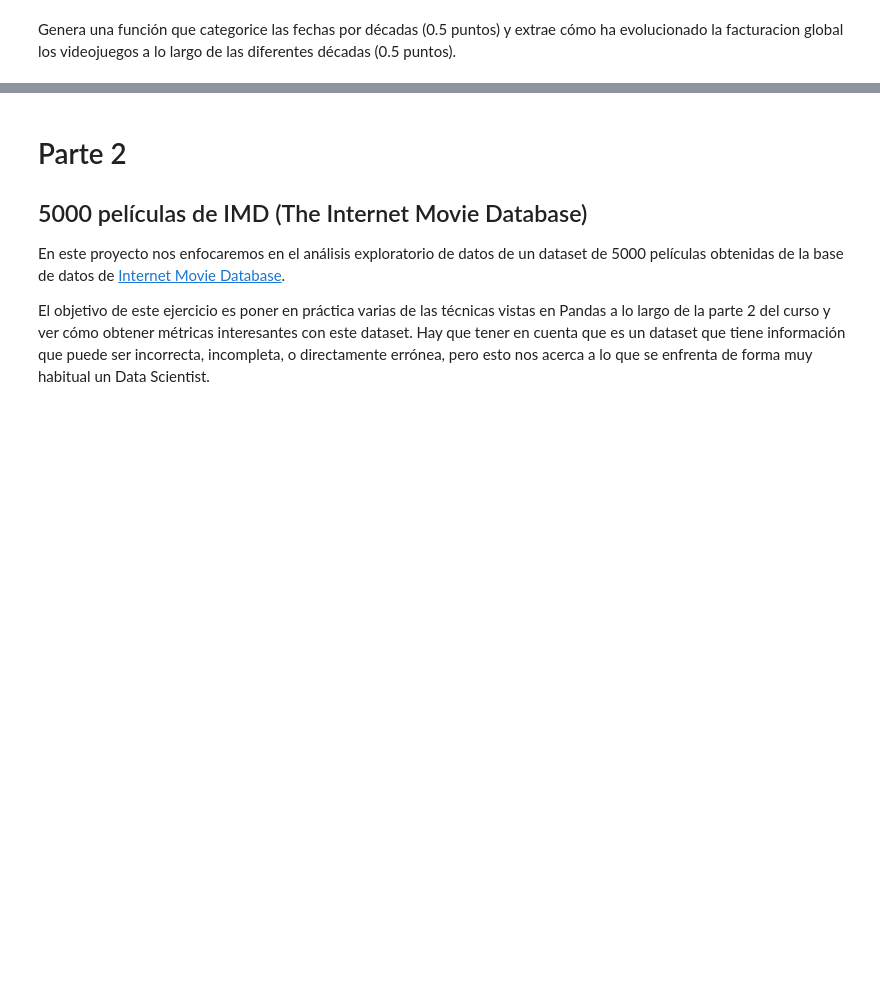
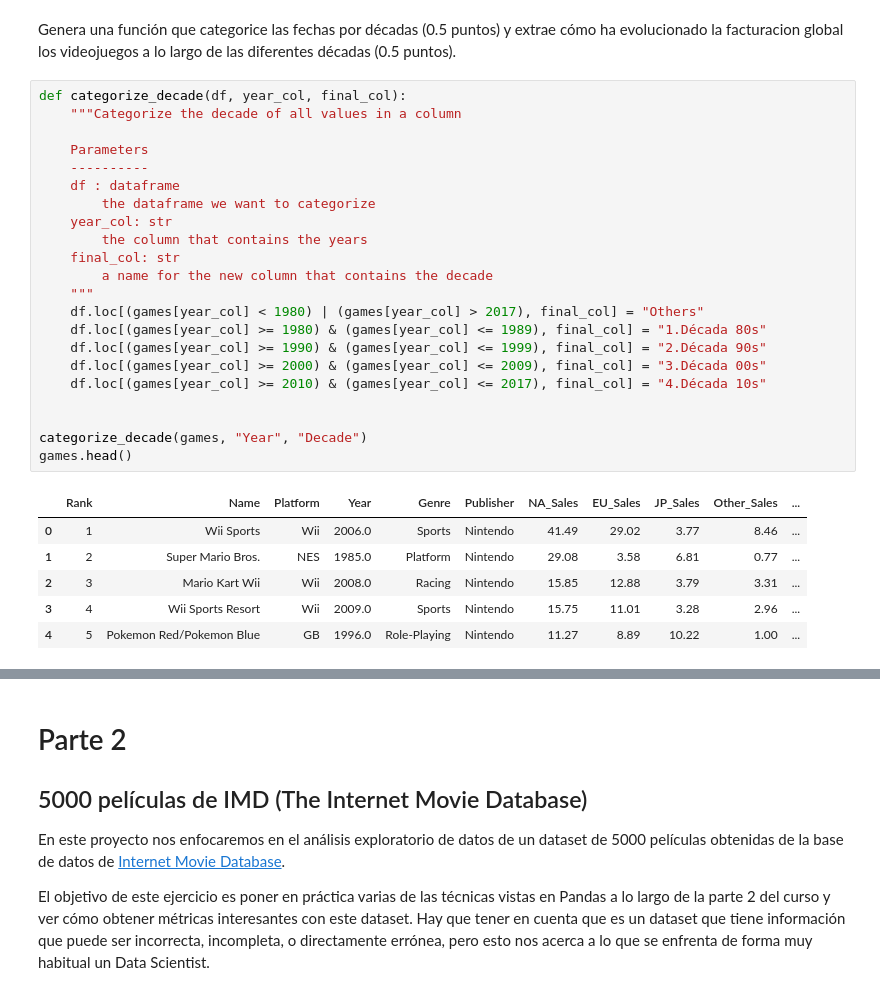
Before and after one commit to ubaldo-peralta-sanchez/python_basics, a Jupyter notebook: Peralta_Sanchez_Ubaldo_20_21_BIG_DATA_UNAV_Entregable_Parte2.ipynb, the cells around one changed output, grey strips where cells are left out. Saved outputs shown, nothing was run; the diff lists cells and outputs as text; blank space fills up the shorter version.

```diff
--- a/Peralta_Sanchez_Ubaldo_20_21_BIG_DATA_UNAV_Entregable_Parte2.ipynb
+++ b/Peralta_Sanchez_Ubaldo_20_21_BIG_DATA_UNAV_Entregable_Parte2.ipynb
@@ -140,3 +141,32 @@ Década 10s --> 2010 - 2017
 Todos aquellos valores que no estén dentro de esas décadas pueden etiquetarse como 'Others'.
 # %% [markdown]
 Genera una función que categorice las fechas por décadas (0.5 puntos) y extrae cómo ha evolucionado la facturacion global los videojuegos a lo largo de las diferentes décadas (0.5 puntos).
+# %%
+def categorize_decade(df, year_col, final_col):
+    """Categorize the decade of all values in a column
+
+    Parameters
+    ----------
+    df : dataframe
+        the dataframe we want to categorize
+    year_col: str
+        the column that contains the years
+    final_col: str
+        a name for the new column that contains the decade
+    """
+    df.loc[(games[year_col] < 1980) | (games[year_col] > 2017), final_col] = "Others"
+    df.loc[(games[year_col] >= 1980) & (games[year_col] <= 1989), final_col] = "1.Década 80s"
+    df.loc[(games[year_col] >= 1990) & (games[year_col] <= 1999), final_col] = "2.Década 90s"
+    df.loc[(games[year_col] >= 2000) & (games[year_col] <= 2009), final_col] = "3.Década 00s"
+    df.loc[(games[year_col] >= 2010) & (games[year_col] <= 2017), final_col] = "4.Década 10s"
+
+
+categorize_decade(games, "Year", "Decade")
+games.head()
+# %% [output]
+|  | Rank | Name | Platform | Year | Genre | Publisher | NA_Sales | EU_Sales | JP_Sales | Other_Sales | ... |
+| 0 | 1 | Wii Sports | Wii | 2006.0 | Sports | Nintendo | 41.49 | 29.02 | 3.77 | 8.46 | ... |
+| 1 | 2 | Super Mario Bros. | NES | 1985.0 | Platform | Nintendo | 29.08 | 3.58 | 6.81 | 0.77 | ... |
+| 2 | 3 | Mario Kart Wii | Wii | 2008.0 | Racing | Nintendo | 15.85 | 12.88 | 3.79 | 3.31 | ... |
+| 3 | 4 | Wii Sports Resort | Wii | 2009.0 | Sports | Nintendo | 15.75 | 11.01 | 3.28 | 2.96 | ... |
+| 4 | 5 | Pokemon Red/Pokemon Blue | GB | 1996.0 | Role-Playing | Nintendo | 11.27 | 8.89 | 10.22 | 1.00 | ... |
```
Also changed, not shown: parts of 8 cells of this notebook, 4 other files.
